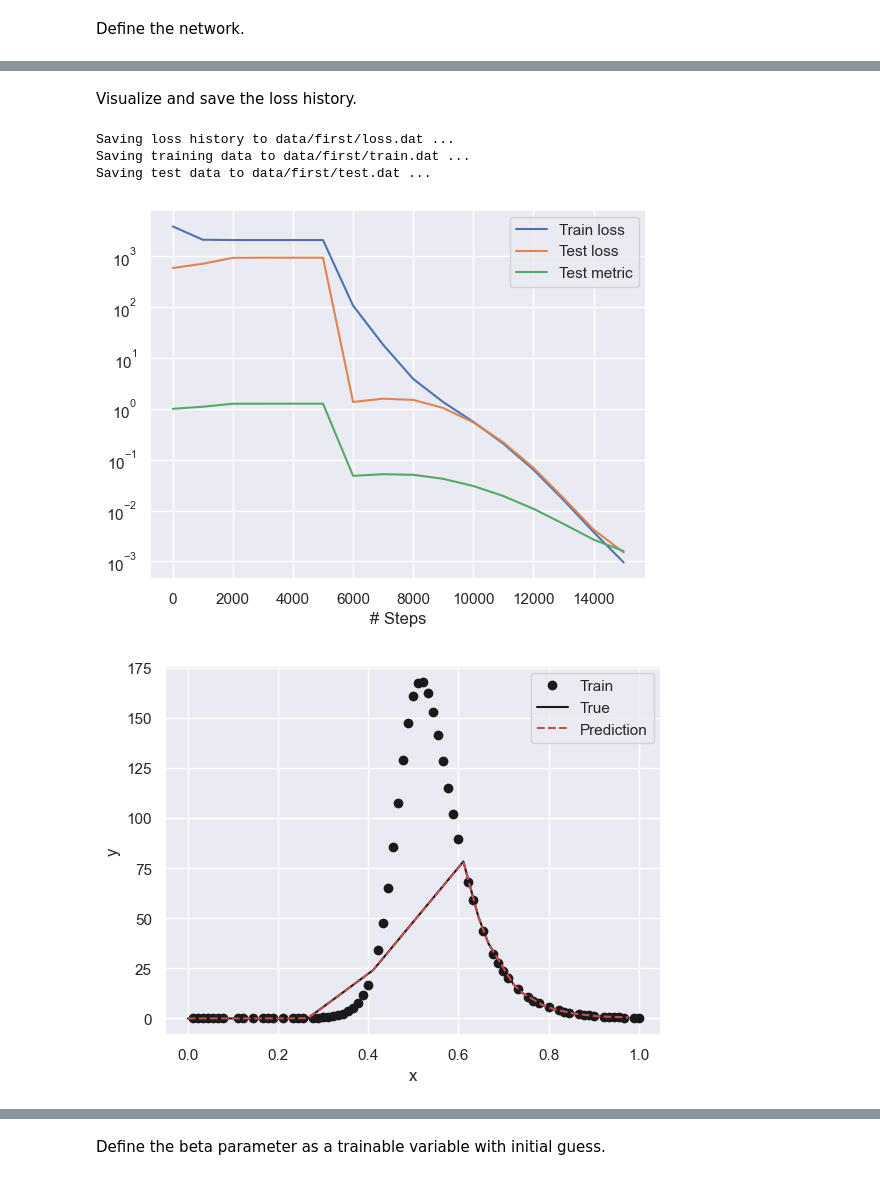
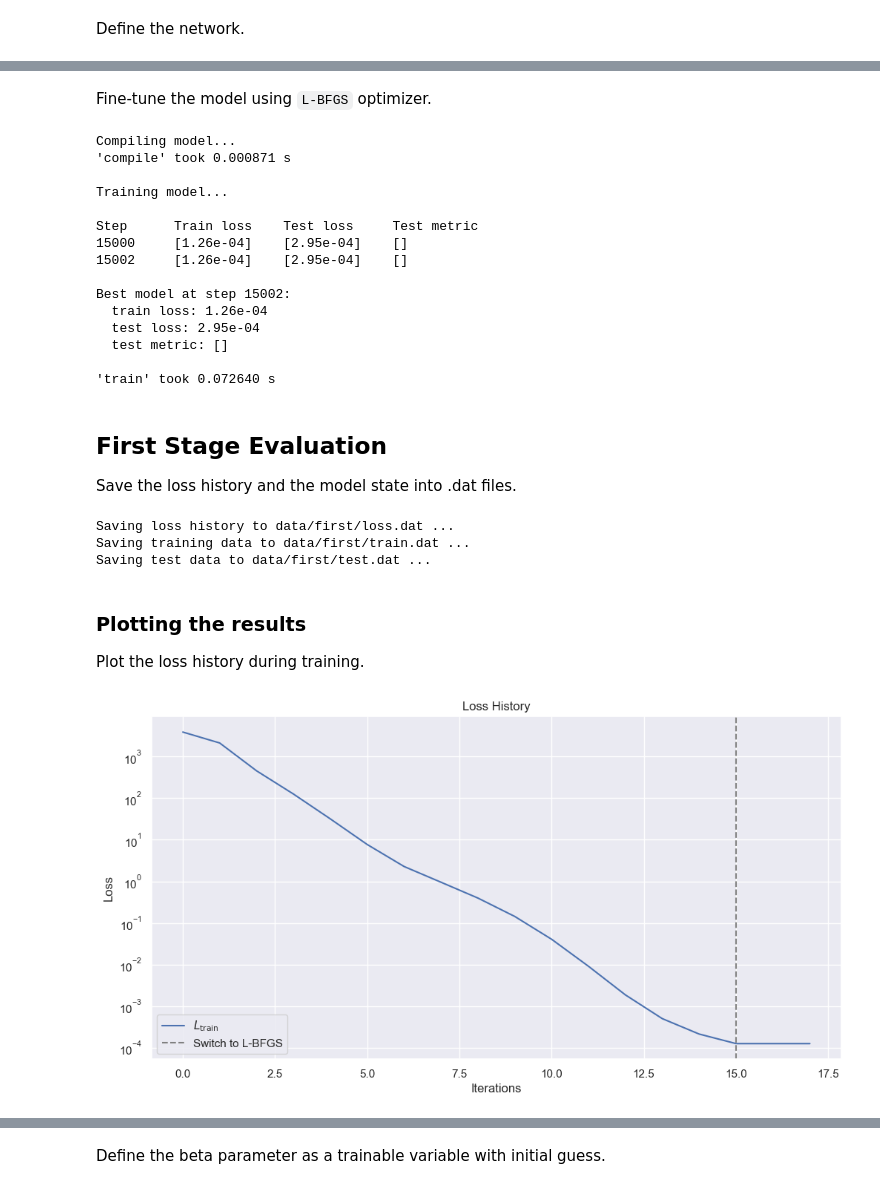
Before and after one commit to GiacomoGuidotto/sir-pinn, a Jupyter notebook: src/contant_rate/split/split.ipynb, the cells around one changed output, grey strips where cells are left out. Saved outputs shown, nothing was run; the diff lists cells and outputs as text; code cells hidden in the pictures.

```diff
--- a/src/contant_rate/split/split.ipynb
+++ b/src/contant_rate/split/split.ipynb
@@ -225 +211,3 @@ net = dde.nn.pytorch.FNN(layer_size, activation, initializer)
+# %%
+model = dde.Model(data, net_I)
 # %% [markdown]
@@ -227,4 +219,0 @@ Define the model, including the beta parameter as an external trainable variable
-# %%
-model = dde.Model(data, net)
-
-model.compile(optimizer=optimizer, lr=lr, metrics=["l2 relative error"])
@@ -256,22 +251,72 @@ Step      Train loss    Test loss     Test metric
+# %% [markdown]
+Fine-tune the model using `L-BFGS` optimizer.
+# %%
+model.compile(
+  optimizer=second_optimizer,
+  loss=loss_function
+)
+
+loss_history, train_state = model.train(
+  batch_size=batch_size,
+  iterations=iterations
+)
+# %% [output]
+Compiling model...
+'compile' took 0.000871 s
+
+Training model...
+
+Step      Train loss    Test loss     Test metric
+15000     [1.26e-04]    [2.95e-04]    []
+15002     [1.26e-04]    [2.95e-04]    []
+
+Best model at step 15002:
+  train loss: 1.26e-04
+  test loss: 2.95e-04
+  test metric: []
+
+'train' took 0.072640 s
 # %% [markdown]
+## First Stage Evaluation
 
-Visualize and save the loss history.
+Save the loss history and the model state into .dat files.
 # %%
-# disable latex for deepxde plots
-plt.rc('text', usetex=False)
-
 dde.saveplot(
   loss_history,
   train_state,
   issave=True,
-  isplot=True,
+  isplot=False,
   output_dir=f"{data_dir}/first"
 )
-
-plt.rc('text', usetex=True)
 # %% [output]
 Saving loss history to data/first/loss.dat ...
 Saving training data to data/first/train.dat ...
 Saving test data to data/first/test.dat ...
-[figure, removed]
-[figure, removed]
+# %% [markdown]
+### Plotting the results
+
+Plot the loss history during training.
+# %%
+columns = ["$L_{\mathrm{train}}$"]
+losses = pd.DataFrame(loss_history.loss_train, columns=columns)
+
+plt.subplots(figsize=(12, 6))
+
+for column in columns:
+  sns.lineplot(data=losses[column], label=column)
+
+plt.axvline(
+  iterations / batch_size,
+  color="gray",
+  linestyle="--",
+  label="Switch to L-BFGS",
+)
+plt.yscale("log")
+plt.xlabel("Iterations")
+plt.ylabel("Loss")
+plt.title("Loss History")
+plt.legend()
+plt.savefig(f"{assets_dir}/first_loss_history.png")
+plt.show()
+# %% [output]
+[figure, added]
```
Also changed, not shown: parts of 58 cells of this notebook, 13 other files.
